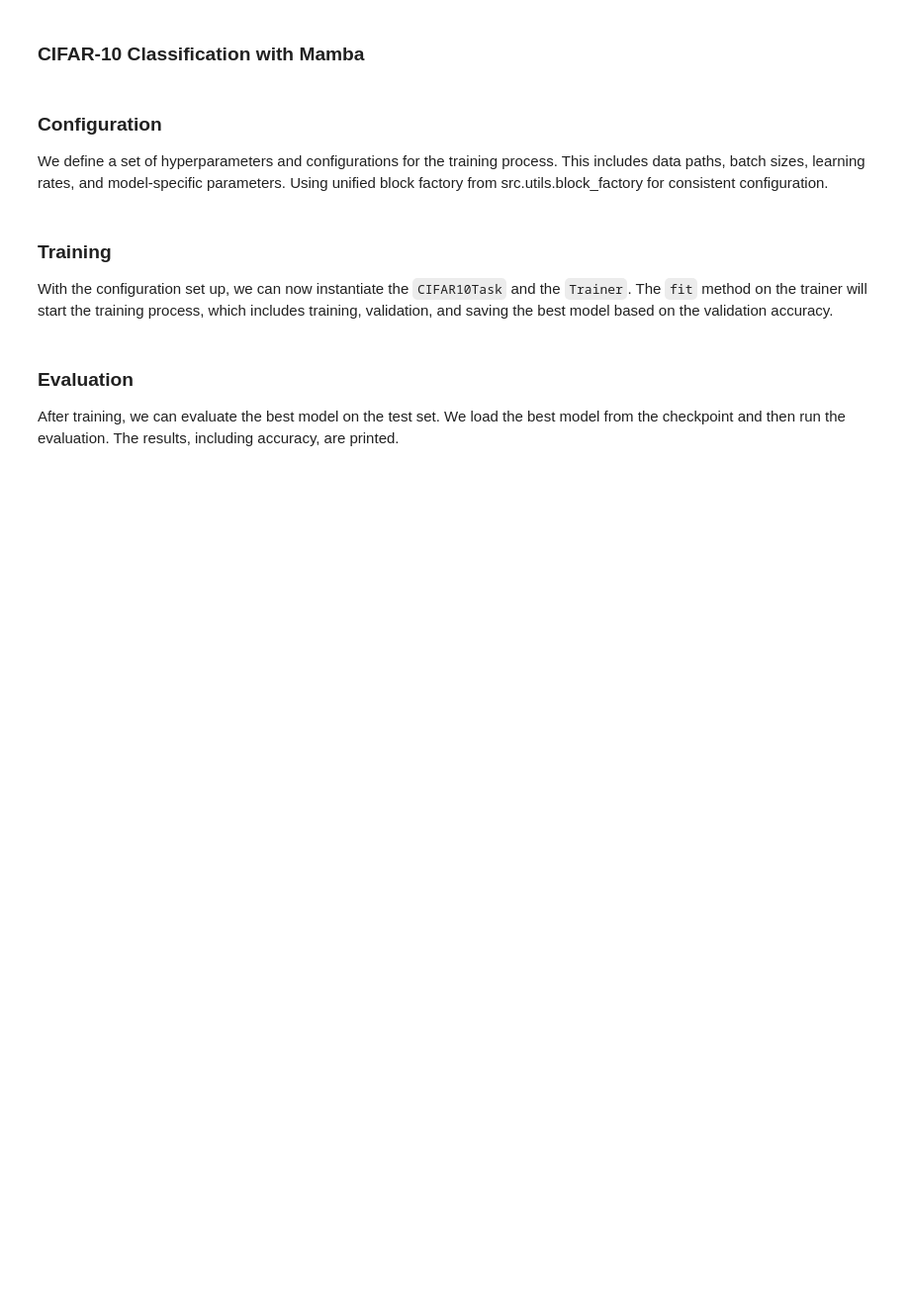
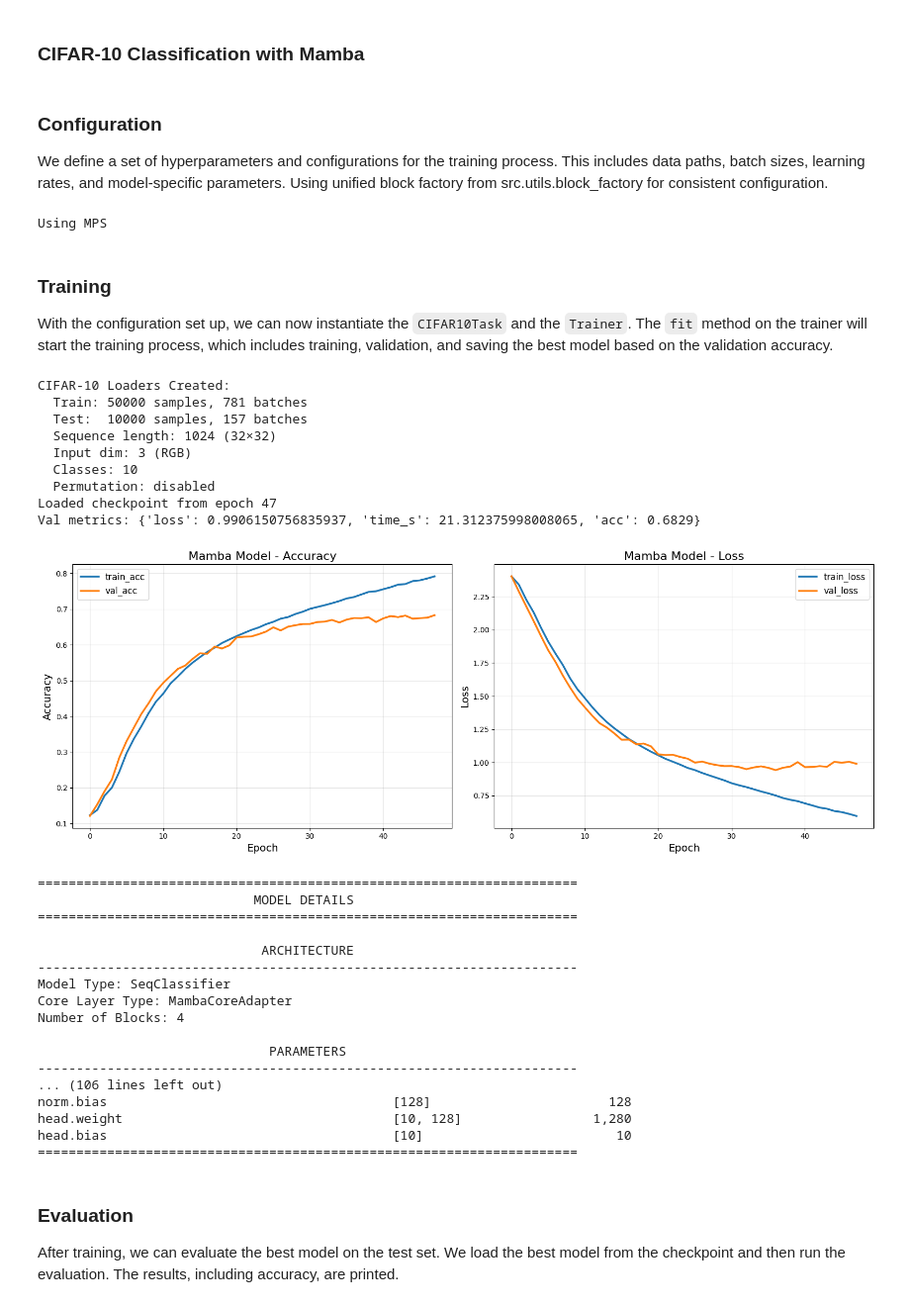
Before and after one commit to galbar8/LMU_S4, a Jupyter notebook: src/notebooks/cifar10/cifar10_mamba.ipynb, the cells around one changed output. Shown at 99% size. Drawn from its saved outputs; the diff is of its cells as text; code cells hidden in the pictures; blank space fills up the shorter version.

```diff
--- a/src/notebooks/cifar10/cifar10_mamba.ipynb
+++ b/src/notebooks/cifar10/cifar10_mamba.ipynb
@@ -24,7 +25,7 @@ data_root = str(project_root / "src" / "datasets" / "CIFAR10" / "data")
 
 args: Dict[str, Any] = {
     "data_root": data_root,
-    "batch": 64,  # Specified batch size
+    "batch": 64,
     "data_loader_kwargs": {
         "num_workers": 0,
         "permute": False,
@@ -37,7 +38,7 @@ args: Dict[str, Any] = {
     "epochs": 100,
     "lr": 1e-4,
     "wd": 1e-4,
-    "grad_clip": 0.5,  # Specified gradient clipping
+    "grad_clip": 0.5,
     "amp": False,
     "save_dir": "./runs/cifar10_mamba_task",
     "warmup_epochs": 10,
@@ -45,43 +46,27 @@ args: Dict[str, Any] = {
     "min_delta": 0.001,
     "early_key": "accuracy",
 
-    "d_model": 128,  # Specified model dimension
-    "depth": 1,
+    "d_model": 128,
+    "depth": 4,  # Checkpoint was trained with 4 layers
     "dropout": 0.1,
     "mlp_ratio": 2.0,
     "droppath_final": 0.1,
-    "layerscale_init": 1e-2,  # LayerScale for Mamba stability
+    "layerscale_init": 1e-2,
     "residual_gain": 1.0,
     "pool": "mean",
 
     # Mamba-specific parameters
-    "d_state": 8,  # Specified state dimension
+    "d_state": 4,
     "expand_factor": 2,
     "d_conv": 4,
     "use_external_mlp": True,
 }
 
-args["block_cfg_ctor"] = make_mamba_block_cfg_ctor(
-    d_state=args["d_state"],
-    expand_factor=args["expand_factor"],
-    d_conv=args["d_conv"],
-    use_external_mlp=args["use_external_mlp"],
-    dropout=args["dropout"],
-    mlp_ratio=args["mlp_ratio"],
-    droppath_final=args["droppath_final"],
-    layerscale_init=args["layerscale_init"],
-    residual_gain=args["residual_gain"],
-    pool=args["pool"],
-)
+args["block_cfg_ctor"] = make_mamba_block_cfg_ctor(**args)
 
-if torch.backends.mps.is_available():
-    args["device"] = torch.device("mps")
-    print("Using MPS")
-elif torch.cuda.is_available():
-    args["device"] = torch.device("cuda")
-else:
-    args["device"] = torch.device("cpu")
-    args["amp"] = False
+args = device_auto(args)
+# %% [output]
+Using MPS
 # %% [markdown]
 ### Training
 With the configuration set up, we can now instantiate the `CIFAR10Task` and the `Trainer`.
@@ -100,17 +82,48 @@ trainer = Trainer(args=args, task=task)
 best_metric, ckpt_path = trainer.fit()
 print(f"Done. Best {trainer.early_key}={best_metric:.4f} @ {ckpt_path}")
 # %%
+from src.utils.common import print_model_details
 from src.utils.checkpoint import load_trainer_from_checkpoint
 
 trainer = load_trainer_from_checkpoint(
     checkpoint_path=args["save_dir"] + "/best.pt",
     args=args,
     task=CIFAR10Task(),
 )
 
 history = trainer.history
 
 plot_history(history, model_name="Mamba")
+
+print_model_details(model=trainer.model)
+# %% [output]
+CIFAR-10 Loaders Created:
+  Train: 50000 samples, 781 batches
+  Test:  10000 samples, 157 batches
+  Sequence length: 1024 (32×32)
+  Input dim: 3 (RGB)
+  Classes: 10
+  Permutation: disabled
+Loaded checkpoint from epoch 47
+Val metrics: {'loss': 0.9906150756835937, 'time_s': 21.312375998008065, 'acc': 0.6829}
+[figure, added]
+======================================================================
+                            MODEL DETAILS
+======================================================================
+
+                             ARCHITECTURE
+----------------------------------------------------------------------
+Model Type: SeqClassifier
+Core Layer Type: MambaCoreAdapter
+Number of Blocks: 4
+
+                              PARAMETERS
+----------------------------------------------------------------------
+... (106 lines left out)
+norm.bias                                     [128]                       128
+head.weight                                   [10, 128]                 1,280
+head.bias                                     [10]                         10
+======================================================================
 # %% [markdown]
 ### Evaluation
 After training, we can evaluate the best model on the test set.
```
Also changed, not shown: parts of 2 cells of this notebook, 22 other files.
